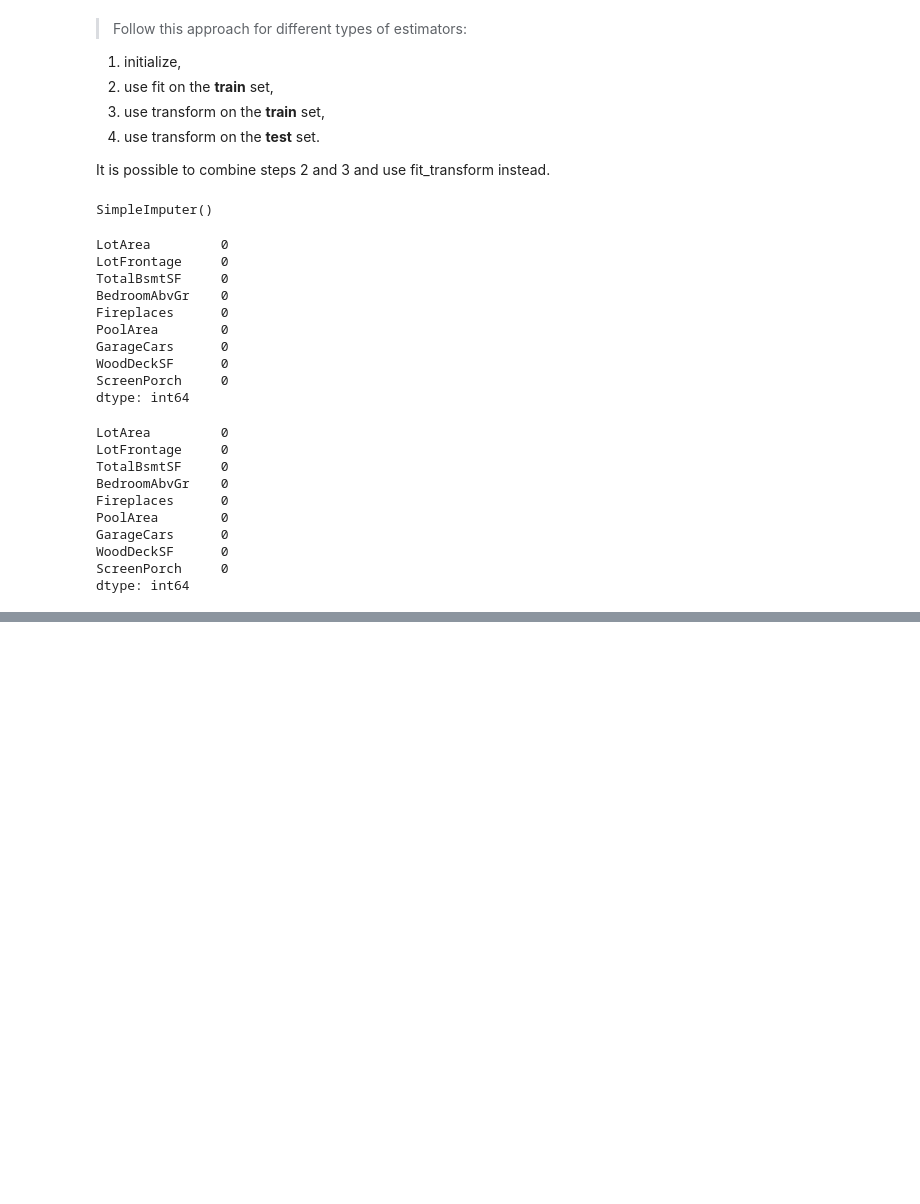
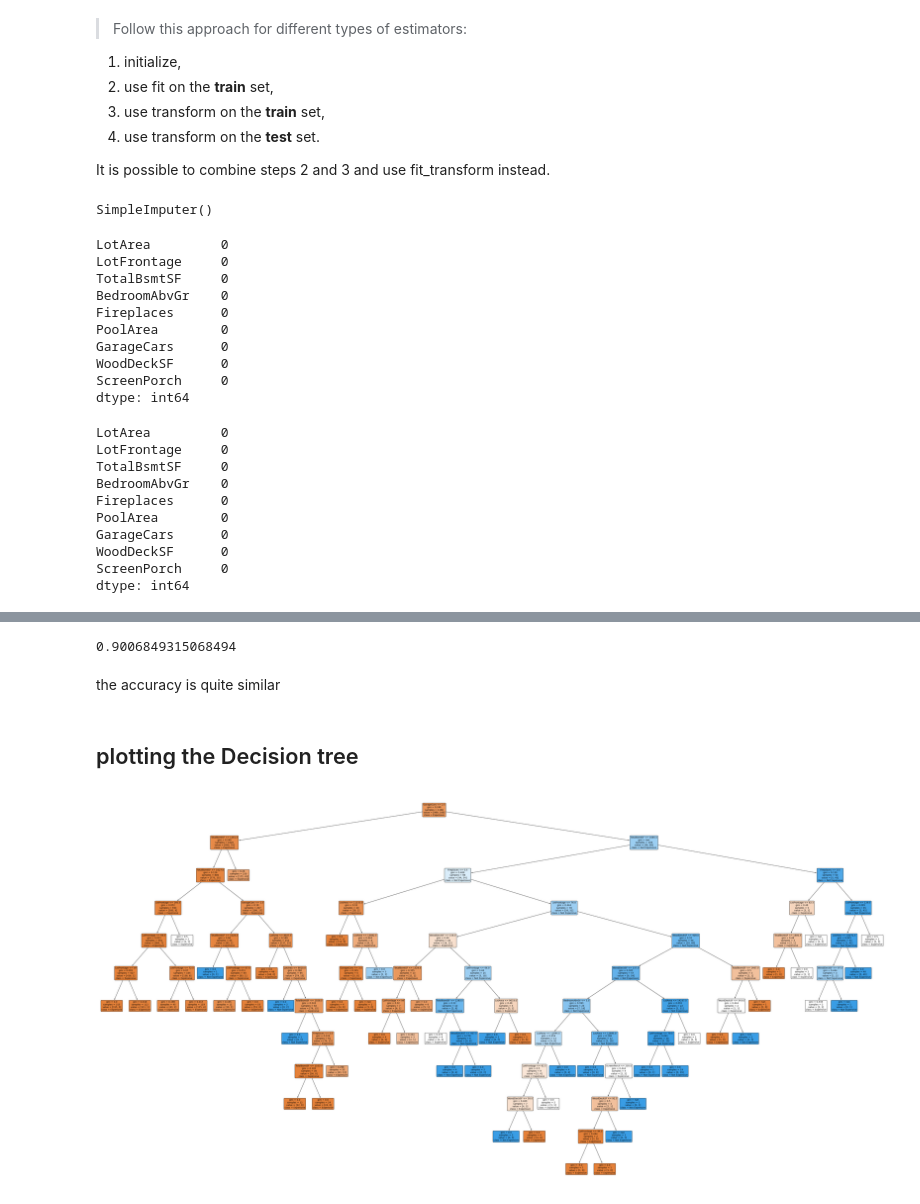
Before and after one commit to Sadia-Khan-Rupa/Chapter_7-Supervised_ML, a Jupyter notebook: Challenge_2_Decision_tree.ipynb, the cells around one changed output, grey strips where cells are left out. Cells and saved outputs as stored; diff of their text form; code cells hidden in the pictures; blank space fills up the shorter version.

```diff
--- a/Challenge_2_Decision_tree.ipynb
+++ b/Challenge_2_Decision_tree.ipynb
@@ -255,0 +262,8 @@ accuracy_score(y_train, y_train_pred)
+# %%
+accuracy_score(y_test, y_test_pred)
+# %% [output]
+0.9006849315068494
+# %% [markdown]
+the accuracy is quite similar
+# %% [markdown]
+## plotting the Decision tree
@@ -255,0 +273,15 @@ accuracy_score(y_train, y_train_pred)
+# %%
+import matplotlib.pyplot as plt
+from sklearn.tree import plot_tree
+
+plt.figure(figsize=(64, 32))
+
+plot_tree(
+     my_tree,
+     filled=True,
+     rounded=True,
+     class_names=['Expensive','Not Expensive'],
+     feature_names=X.columns.to_list()
+     );
+# %% [output]
+[figure, added]
```
Also changed, not shown: parts of 7 cells of this notebook, 3 other files.
